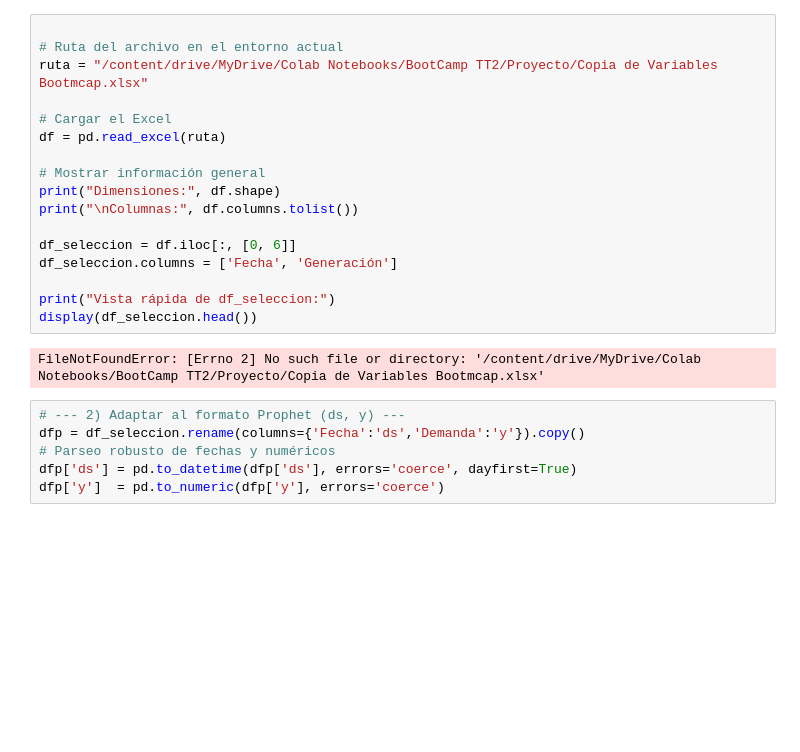
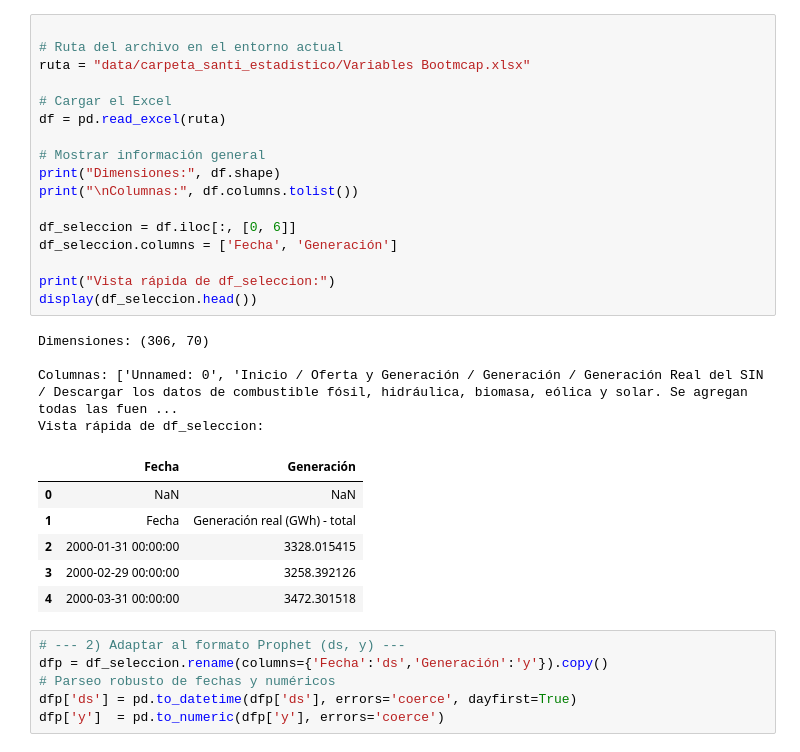
Before and after one commit to Deni1019/Bootcamp-Caracteristicas-del-mercado-energ-tico, a Jupyter notebook: Generación.ipynb, the cells around one changed output. Saved outputs shown, nothing was run; the diff lists cells and outputs as text; blank space fills up the shorter version.

Commit message:
Datos y codigo de Santi estadistico

```diff
--- a/Generación.ipynb
+++ b/Generación.ipynb
@@ -15,25 +38,34 @@ from sklearn.metrics import mean_squared_error, mean_absolute_percentage_error
 # %%
 
 # Ruta del archivo en el entorno actual
-ruta = "/content/drive/MyDrive/Colab Notebooks/BootCamp TT2/Proyecto/Copia de Variables Bootmcap.xlsx"
+ruta = "data/carpeta_santi_estadistico/Variables Bootmcap.xlsx"
 
 # Cargar el Excel
 df = pd.read_excel(ruta)
 
 # Mostrar información general
 print("Dimensiones:", df.shape)
 print("\nColumnas:", df.columns.tolist())
 
 df_seleccion = df.iloc[:, [0, 6]]
 df_seleccion.columns = ['Fecha', 'Generación']
 
 print("Vista rápida de df_seleccion:")
 display(df_seleccion.head())
 # %% [output]
-FileNotFoundError: [Errno 2] No such file or directory: '/content/drive/MyDrive/Colab Notebooks/BootCamp TT2/Proyecto/Copia de Variables Bootmcap.xlsx'
+Dimensiones: (306, 70)
+
+Columnas: ['Unnamed: 0', 'Inicio / Oferta y Generación / Generación / Generación Real del SIN / Descargar los datos de combustible fósil, hidráulica, biomasa, eólica y solar. Se agregan todas las fuen ...
+Vista rápida de df_seleccion:
+|  | Fecha | Generación |
+| 0 | NaN | NaN |
+| 1 | Fecha | Generación real (GWh) - total |
+| 2 | 2000-01-31 00:00:00 | 3328.015415 |
+| 3 | 2000-02-29 00:00:00 | 3258.392126 |
+| 4 | 2000-03-31 00:00:00 | 3472.301518 |
 # %%
 # --- 2) Adaptar al formato Prophet (ds, y) ---
-dfp = df_seleccion.rename(columns={'Fecha':'ds','Demanda':'y'}).copy()
+dfp = df_seleccion.rename(columns={'Fecha':'ds','Generación':'y'}).copy()
 # Parseo robusto de fechas y numéricos
 dfp['ds'] = pd.to_datetime(dfp['ds'], errors='coerce', dayfirst=True)
 dfp['y']  = pd.to_numeric(dfp['y'], errors='coerce')
```
Also changed, not shown: parts of 9 cells of this notebook, 2 other files.
